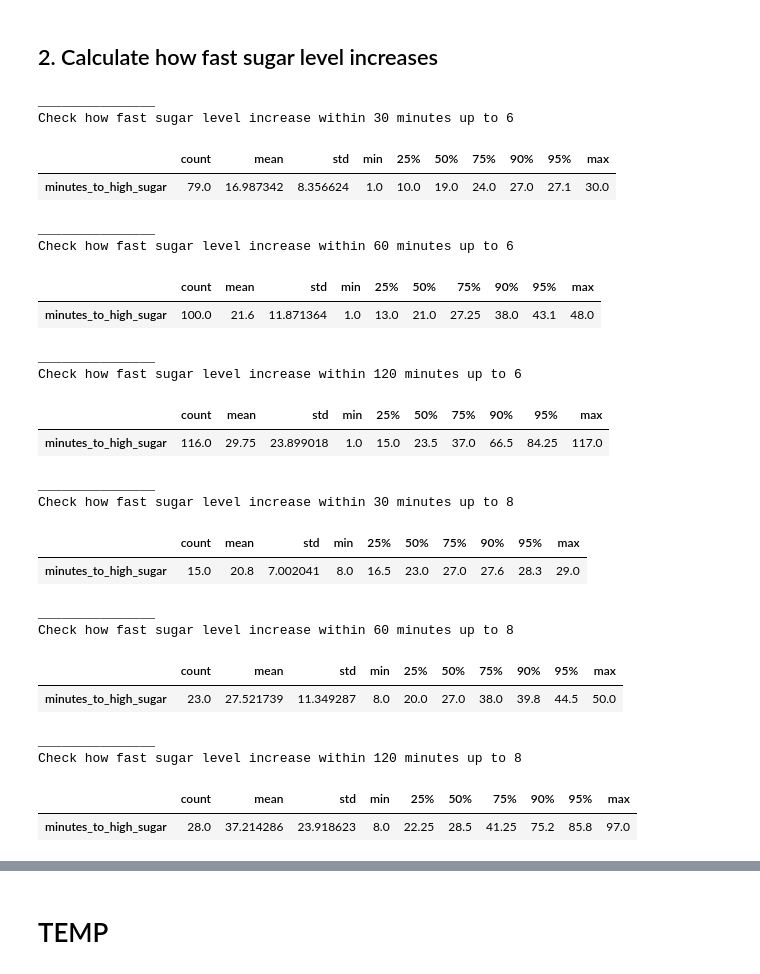
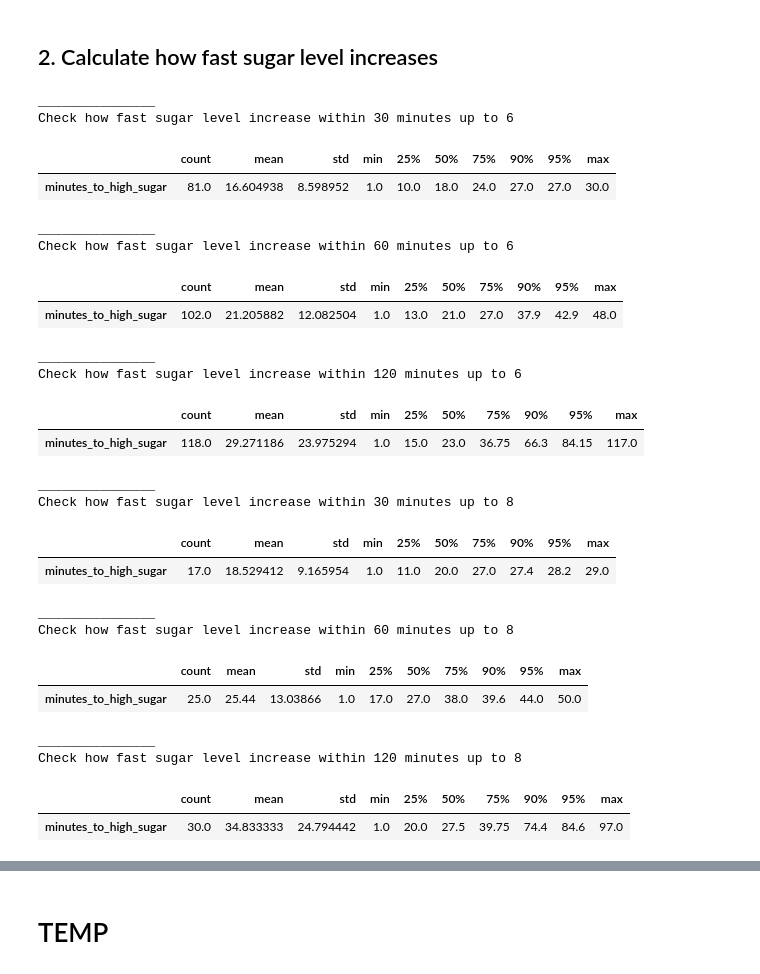
Before and after one commit to artamarkin/sugar-level, a Jupyter notebook: [1]-EDA.ipynb, the cells around one changed output, grey strips where cells are left out. Cells and saved outputs as stored; diff of their text form; code cells hidden in the pictures.

```diff
--- a/[1]-EDA.ipynb
+++ b/[1]-EDA.ipynb
@@ -146,9 +147,11 @@ notes_datetime[["minutes_from_previous_food"]].describe(
 # %% [markdown]
 ## 2. Calculate how fast sugar level increases
 # %%
-glucose_with_notes = pd.merge(
-    data.glucose_resampled, data.notes[["datetime", "notes"]], how="left", on="datetime"
-).reset_index(drop=True)
+glucose_with_notes = (
+    pd.merge(data.glucose_resampled, data.notes, how="outer", on="datetime")
+    .sort_values(by="datetime")
+    .reset_index(drop=True)
+)
 
 
 def get_minutes_to_high_sugar(check_up_to_minutes: int, level_of_interest: int) -> None:
@@ -175,36 +178,36 @@ def get_minutes_to_high_sugar(check_up_to_minutes: int, level_of_interest: int)
         .T
     )
     return
 
 
 get_minutes_to_high_sugar(check_up_to_minutes=30, level_of_interest=6)
 get_minutes_to_high_sugar(check_up_to_minutes=60, level_of_interest=6)
 get_minutes_to_high_sugar(check_up_to_minutes=120, level_of_interest=6)
 get_minutes_to_high_sugar(check_up_to_minutes=30, level_of_interest=8)
 get_minutes_to_high_sugar(check_up_to_minutes=60, level_of_interest=8)
 get_minutes_to_high_sugar(check_up_to_minutes=120, level_of_interest=8)
 # %% [output]
 _______________
 Check how fast sugar level increase within 30 minutes up to 6
 |  | count | mean | std | min | 25% | 50% | 75% | 90% | 95% | max |
-| minutes_to_high_sugar | 79.0 | 16.987342 | 8.356624 | 1.0 | 10.0 | 19.0 | 24.0 | 27.0 | 27.1 | 30.0 |
+| minutes_to_high_sugar | 81.0 | 16.604938 | 8.598952 | 1.0 | 10.0 | 18.0 | 24.0 | 27.0 | 27.0 | 30.0 |
 _______________
 Check how fast sugar level increase within 60 minutes up to 6
 |  | count | mean | std | min | 25% | 50% | 75% | 90% | 95% | max |
-| minutes_to_high_sugar | 100.0 | 21.6 | 11.871364 | 1.0 | 13.0 | 21.0 | 27.25 | 38.0 | 43.1 | 48.0 |
+| minutes_to_high_sugar | 102.0 | 21.205882 | 12.082504 | 1.0 | 13.0 | 21.0 | 27.0 | 37.9 | 42.9 | 48.0 |
 _______________
 Check how fast sugar level increase within 120 minutes up to 6
 |  | count | mean | std | min | 25% | 50% | 75% | 90% | 95% | max |
-| minutes_to_high_sugar | 116.0 | 29.75 | 23.899018 | 1.0 | 15.0 | 23.5 | 37.0 | 66.5 | 84.25 | 117.0 |
+| minutes_to_high_sugar | 118.0 | 29.271186 | 23.975294 | 1.0 | 15.0 | 23.0 | 36.75 | 66.3 | 84.15 | 117.0 |
 _______________
 Check how fast sugar level increase within 30 minutes up to 8
 |  | count | mean | std | min | 25% | 50% | 75% | 90% | 95% | max |
-| minutes_to_high_sugar | 15.0 | 20.8 | 7.002041 | 8.0 | 16.5 | 23.0 | 27.0 | 27.6 | 28.3 | 29.0 |
+| minutes_to_high_sugar | 17.0 | 18.529412 | 9.165954 | 1.0 | 11.0 | 20.0 | 27.0 | 27.4 | 28.2 | 29.0 |
 _______________
 Check how fast sugar level increase within 60 minutes up to 8
 |  | count | mean | std | min | 25% | 50% | 75% | 90% | 95% | max |
-| minutes_to_high_sugar | 23.0 | 27.521739 | 11.349287 | 8.0 | 20.0 | 27.0 | 38.0 | 39.8 | 44.5 | 50.0 |
+| minutes_to_high_sugar | 25.0 | 25.44 | 13.03866 | 1.0 | 17.0 | 27.0 | 38.0 | 39.6 | 44.0 | 50.0 |
 _______________
 Check how fast sugar level increase within 120 minutes up to 8
 |  | count | mean | std | min | 25% | 50% | 75% | 90% | 95% | max |
-| minutes_to_high_sugar | 28.0 | 37.214286 | 23.918623 | 8.0 | 22.25 | 28.5 | 41.25 | 75.2 | 85.8 | 97.0 |
+| minutes_to_high_sugar | 30.0 | 34.833333 | 24.794442 | 1.0 | 20.0 | 27.5 | 39.75 | 74.4 | 84.6 | 97.0 |
```
Also changed, not shown: parts of 16 cells of this notebook, 4 other files.
